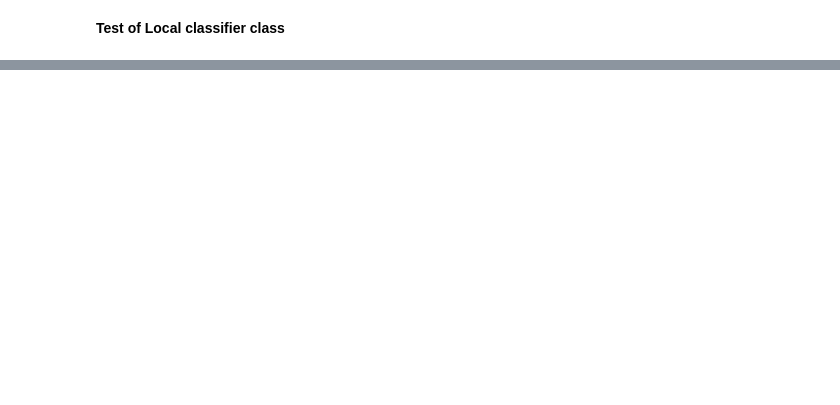
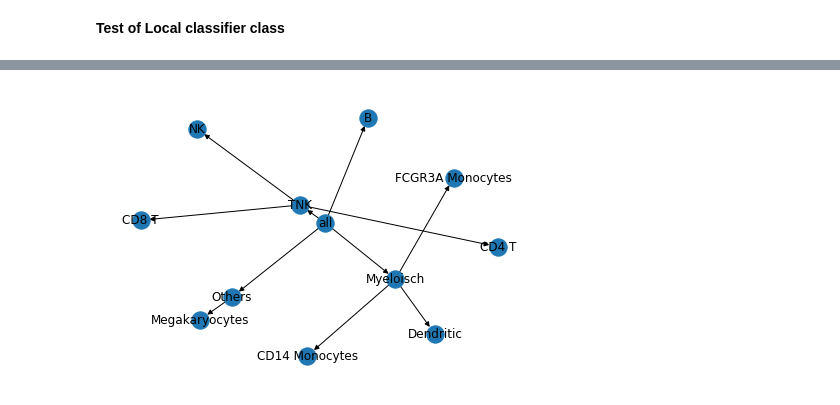
Before and after one commit to WALL-E-Lab/Compocyte, a Jupyter notebook: NN_class_dev.ipynb, the cells around one changed output, grey strips where cells are left out. Drawn from its saved outputs; the diff is of its cells as text; code cells hidden in the pictures; blank space fills up the shorter version.

Commit message:
first level classifier initialization works

```diff
--- a/NN_class_dev.ipynb
+++ b/NN_class_dev.ipynb
@@ -215,6 +212,16 @@ def make_graph_from_edges(d, g, parent_key=''):
             pass
         else:
             make_graph_from_edges(d[key], g, parent_key=key)
+# %%
+def list_subgraph_nodes(g, parent_node):
+  list_of_nodes = []
+  for node in g.adj[parent_node].keys():
+    if len(g.adj[parent_node].keys()) != 0:
+      list_of_nodes.append(node)
+      list_of_nodes = list_of_nodes + list_subgraph_nodes(g, node)
+    else:
+      list_of_nodes.append(node)
+  return list_of_nodes
 # %%
 class Hierarchical_Classifier():
   '''Class connects Nodes of Local Classifiers, passes results to children classifiers and forms the final hierarchical classifier'''
@@ -371,0 +357,8 @@ import scanpy as sc
+# %%
+hc = Hierarchical_Classifier({'all': {'TNK':{'CD4 T':{}, 'CD8 T':{}, 'NK':{}}, 'Myeloisch':{'FCGR3A Monocytes': {}, 'Dendritic':{}, 'CD14 Monocytes':{}}, 'B': {}, 'Others':{'Megakaryocytes':{}}}})
+hc.make_classifier_graph()
+for node in hc.graph.nodes:
+  hc.init_node_memory_object(node)
+nx.draw(hc.graph, with_labels=True)
+# %% [output]
+[figure, added]
```
Also changed, not shown: parts of 34 cells of this notebook.
